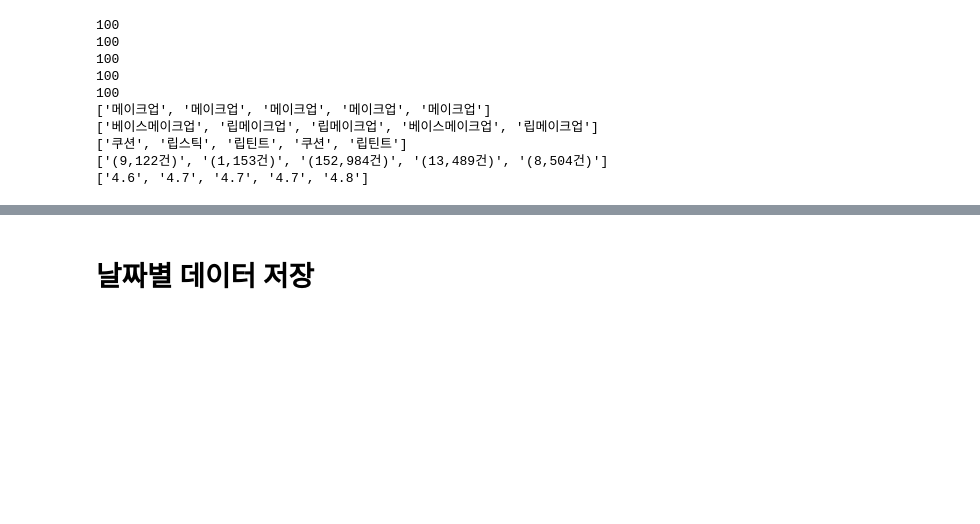
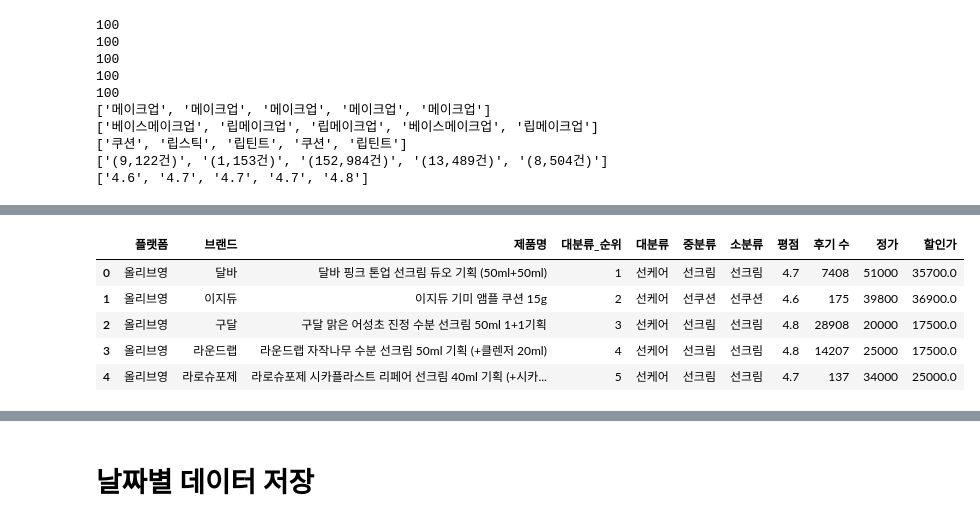
Before and after one commit to sweeeet-zoo/sparta5, a Jupyter notebook: 실전_프로젝트/데이터_수집/올리브영_크롤링_카테고리.ipynb, the cells around one changed output, grey strips where cells are left out. Cells and saved outputs as stored; diff of their text form; code cells hidden in the pictures; blank space fills up the shorter version.

```diff
--- a/실전_프로젝트/데이터_수집/올리브영_크롤링_카테고리.ipynb
+++ b/실전_프로젝트/데이터_수집/올리브영_크롤링_카테고리.ipynb
@@ -1027,0 +1243,10 @@ olive_base_df = olive_makeup_df.loc[cond_makeup1]
+# %%
+olive_suncare_df2 = oliveyoung_copy[3]
+olive_suncare_df2.head()
+# %% [output]
+|  | 플랫폼 | 브랜드 | 제품명 | 대분류_순위 | 대분류 | 중분류 | 소분류 | 평점 | 후기 수 | 정가 | 할인가 |
+| 0 | 올리브영 | 달바 | 달바 핑크 톤업 선크림 듀오 기획 (50ml+50ml) | 1 | 선케어 | 선크림 | 선크림 | 4.7 | 7408 | 51000 | 35700.0 |
+| 1 | 올리브영 | 이지듀 | 이지듀 기미 앰플 쿠션 15g | 2 | 선케어 | 선쿠션 | 선쿠션 | 4.6 | 175 | 39800 | 36900.0 |
+| 2 | 올리브영 | 구달 | 구달 맑은 어성초 진정 수분 선크림 50ml 1+1기획 | 3 | 선케어 | 선크림 | 선크림 | 4.8 | 28908 | 20000 | 17500.0 |
+| 3 | 올리브영 | 라운드랩 | 라운드랩 자작나무 수분 선크림 50ml 기획 (+클렌저 20ml) | 4 | 선케어 | 선크림 | 선크림 | 4.8 | 14207 | 25000 | 17500.0 |
+| 4 | 올리브영 | 라로슈포제 | 라로슈포제 시카플라스트 리페어 선크림 40ml 기획 (+시카... | 5 | 선케어 | 선크림 | 선크림 | 4.7 | 137 | 34000 | 25000.0 |
```
Also changed, not shown: parts of 35 cells of this notebook, 5 other files.
